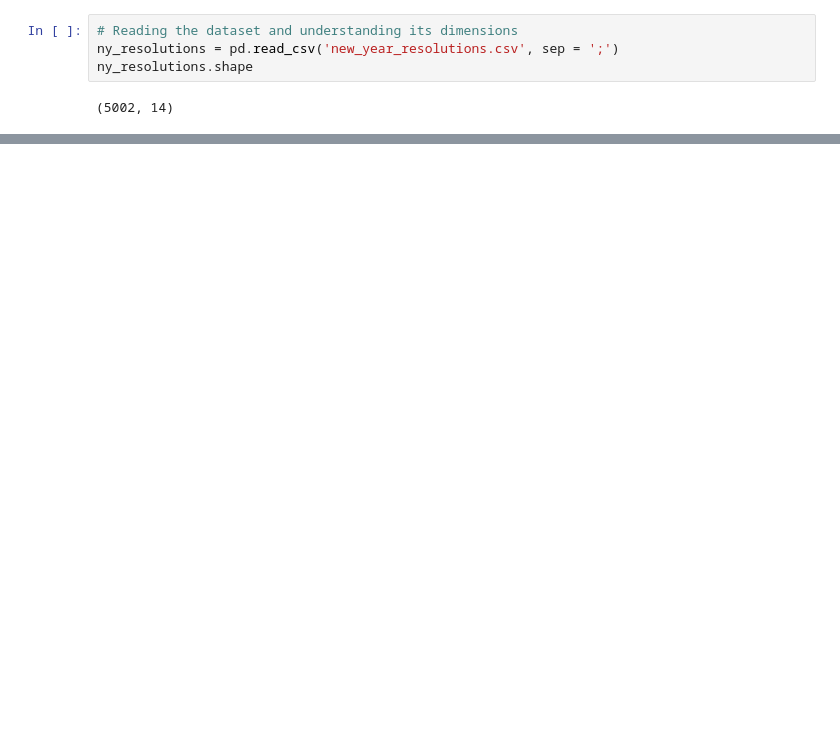
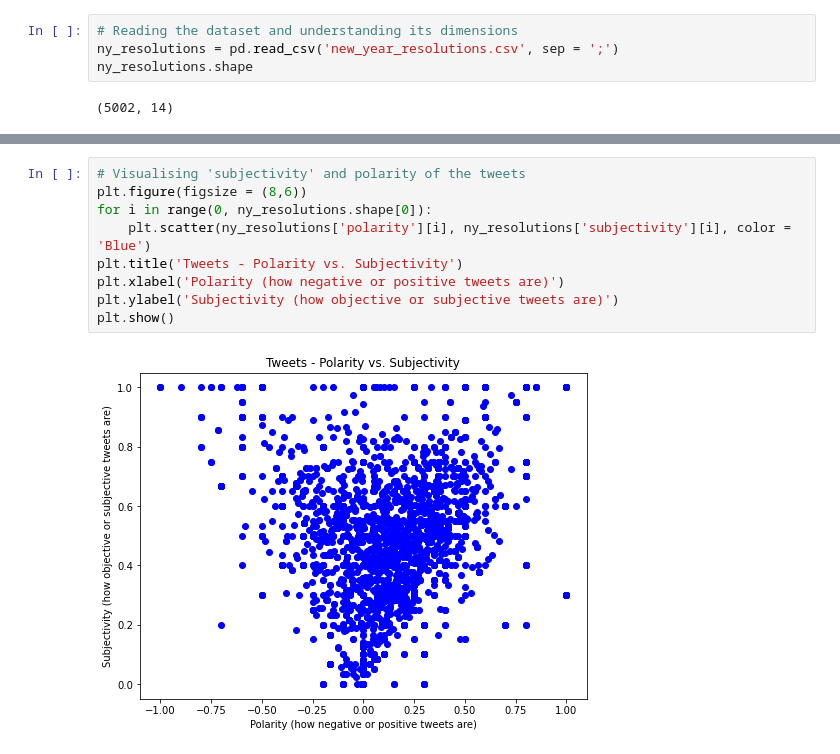
Before and after one commit to RobertaBRC/portfolio_projects, a Jupyter notebook: NewYearsResolutions.ipynb, the cells around one changed output, grey strips where cells are left out. Cells and saved outputs as stored; diff of their text form; blank space fills up the shorter version.

```diff
--- a/NewYearsResolutions.ipynb
+++ b/NewYearsResolutions.ipynb
@@ -33,0 +143,11 @@ Name: text, Length: 5002, dtype: object
+# %%
+# Visualising 'subjectivity' and polarity of the tweets
+plt.figure(figsize = (8,6))
+for i in range(0, ny_resolutions.shape[0]):
+    plt.scatter(ny_resolutions['polarity'][i], ny_resolutions['subjectivity'][i], color = 'Blue')
+plt.title('Tweets - Polarity vs. Subjectivity')
+plt.xlabel('Polarity (how negative or positive tweets are)')
+plt.ylabel('Subjectivity (how objective or subjective tweets are)')
+plt.show()
+# %% [output]
+[figure, added]
```
Also changed, not shown: parts of 17 cells of this notebook.
